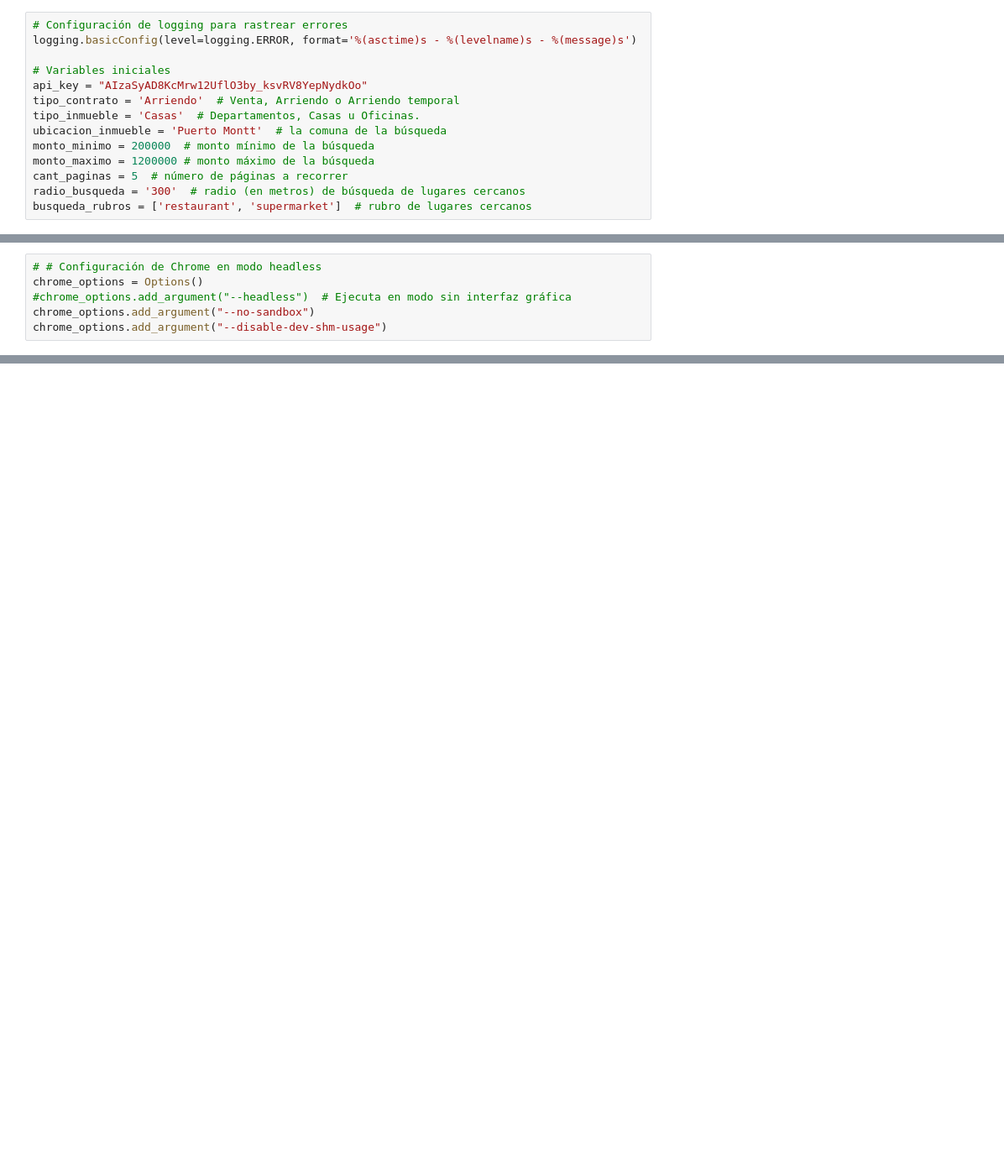
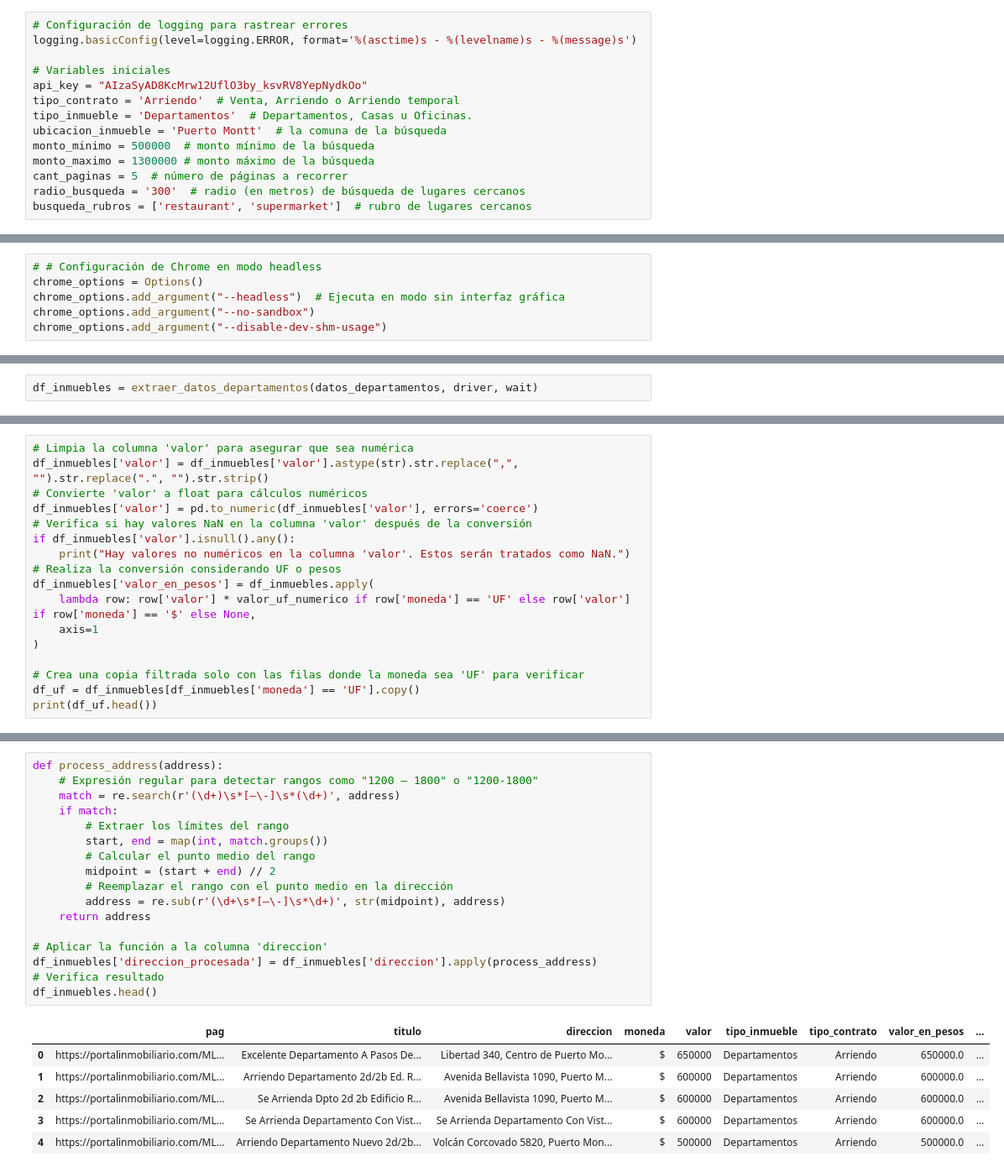
Before and after one commit to Kurt-Casteg/Proyecto_Almacenamiento, a Jupyter notebook: Trabajo_Final_ACD.ipynb, the cells around one changed output, grey strips where cells are left out. Shown at 84% size. Cells and saved outputs as stored; diff of their text form; blank space fills up the shorter version.

Commit message:
Trabajo final evaluado en Puerto Montt

```diff
--- a/Trabajo_Final_ACD.ipynb
+++ b/Trabajo_Final_ACD.ipynb
@@ -66,10 +124,10 @@ logging.basicConfig(level=logging.ERROR, format='%(asctime)s - %(levelname)s - %
 # Variables iniciales
 api_key = "AIzaSyAD8KcMrw12UflO3by_ksvRV8YepNydkOo"
 tipo_contrato = 'Arriendo'  # Venta, Arriendo o Arriendo temporal
-tipo_inmueble = 'Casas'  # Departamentos, Casas u Oficinas.
+tipo_inmueble = 'Departamentos'  # Departamentos, Casas u Oficinas.
 ubicacion_inmueble = 'Puerto Montt'  # la comuna de la búsqueda
-monto_minimo = 200000  # monto mínimo de la búsqueda
-monto_maximo = 1200000 # monto máximo de la búsqueda
+monto_minimo = 500000  # monto mínimo de la búsqueda
+monto_maximo = 1300000 # monto máximo de la búsqueda
 cant_paginas = 5  # número de páginas a recorrer
 radio_busqueda = '300'  # radio (en metros) de búsqueda de lugares cercanos
 busqueda_rubros = ['restaurant', 'supermarket']  # rubro de lugares cercanos
@@ -76,6 +143,6 @@ busqueda_rubros = ['restaurant', 'supermarket']  # rubro de lugares cercanos
 # %%
 # # Configuración de Chrome en modo headless
 chrome_options = Options()
-#chrome_options.add_argument("--headless")  # Ejecuta en modo sin interfaz gráfica
+chrome_options.add_argument("--headless")  # Ejecuta en modo sin interfaz gráfica
 chrome_options.add_argument("--no-sandbox")
 chrome_options.add_argument("--disable-dev-shm-usage")
@@ -1069,0 +512,2 @@ Mediana de comentarios para lugares cercanos: 14.0
+# %%
+df_inmuebles = extraer_datos_departamentos(datos_departamentos, driver, wait)
@@ -1069,0 +580,17 @@ Mediana de comentarios para lugares cercanos: 14.0
+# %%
+# Limpia la columna 'valor' para asegurar que sea numérica
+df_inmuebles['valor'] = df_inmuebles['valor'].astype(str).str.replace(",", "").str.replace(".", "").str.strip()
+# Convierte 'valor' a float para cálculos numéricos
+df_inmuebles['valor'] = pd.to_numeric(df_inmuebles['valor'], errors='coerce')
+# Verifica si hay valores NaN en la columna 'valor' después de la conversión
+if df_inmuebles['valor'].isnull().any():
+    print("Hay valores no numéricos en la columna 'valor'. Estos serán tratados como NaN.")
+# Realiza la conversión considerando UF o pesos
+df_inmuebles['valor_en_pesos'] = df_inmuebles.apply(
+    lambda row: row['valor'] * valor_uf_numerico if row['moneda'] == 'UF' else row['valor'] if row['moneda'] == '$' else None,
+    axis=1
+)
+
+# Crea una copia filtrada solo con las filas donde la moneda sea 'UF' para verificar
+df_uf = df_inmuebles[df_inmuebles['moneda'] == 'UF'].copy()
+print(df_uf.head())
@@ -1069,0 +637,24 @@ Mediana de comentarios para lugares cercanos: 14.0
+# %%
+def process_address(address):
+    # Expresión regular para detectar rangos como "1200 – 1800" o "1200-1800"
+    match = re.search(r'(\d+)\s*[–\-]\s*(\d+)', address)
+    if match:
+        # Extraer los límites del rango
+        start, end = map(int, match.groups())
+        # Calcular el punto medio del rango
+        midpoint = (start + end) // 2
+        # Reemplazar el rango con el punto medio en la dirección
+        address = re.sub(r'(\d+\s*[–\-]\s*\d+)', str(midpoint), address)
+    return address
+
+# Aplicar la función a la columna 'direccion'
+df_inmuebles['direccion_procesada'] = df_inmuebles['direccion'].apply(process_address)
+# Verifica resultado
+df_inmuebles.head()
+# %% [output]
+|  | pag | titulo | direccion | moneda | valor | tipo_inmueble | tipo_contrato | valor_en_pesos | ... |
+| 0 | https://portalinmobiliario.com/ML... | Excelente Departamento A Pasos De... | Libertad 340, Centro de Puerto Mo... | $ | 650000 | Departamentos | Arriendo | 650000.0 | ... |
+| 1 | https://portalinmobiliario.com/ML... | Arriendo Departamento 2d/2b Ed. R... | Avenida Bellavista 1090, Puerto M... | $ | 600000 | Departamentos | Arriendo | 600000.0 | ... |
+| 2 | https://portalinmobiliario.com/ML... | Se Arrienda Dpto 2d 2b Edificio R... | Avenida Bellavista 1090, Puerto M... | $ | 600000 | Departamentos | Arriendo | 600000.0 | ... |
+| 3 | https://portalinmobiliario.com/ML... | Se Arrienda Departamento Con Vist... | Se Arrienda Departamento Con Vist... | $ | 600000 | Departamentos | Arriendo | 600000.0 | ... |
+| 4 | https://portalinmobiliario.com/ML... | Arriendo Departamento Nuevo 2d/2b... | Volcán Corcovado 5820, Puerto Mon... | $ | 500000 | Departamentos | Arriendo | 500000.0 | ... |
```
Also changed, not shown: parts of 95 cells of this notebook, 6 other files.
